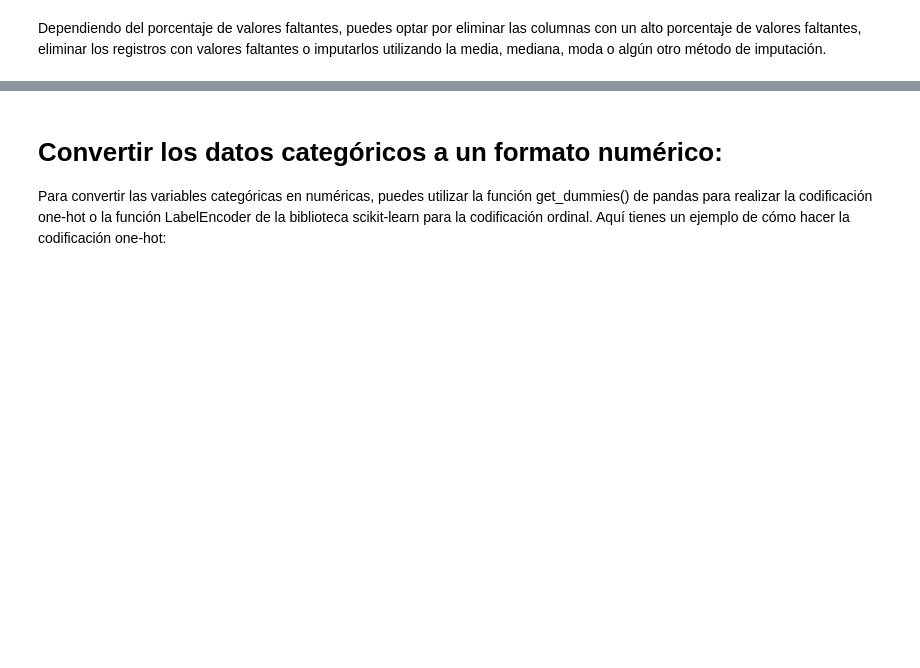
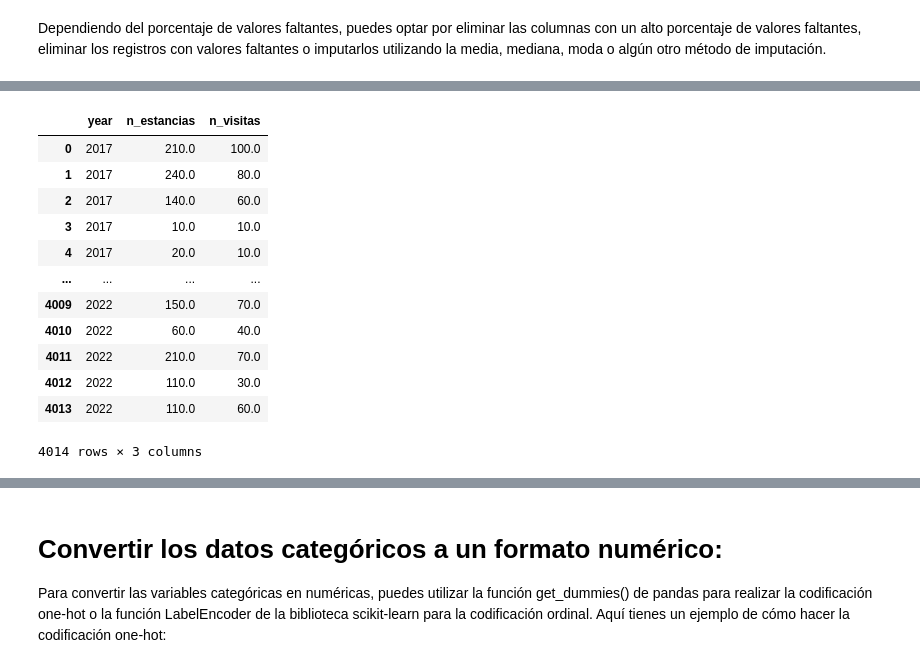
Before and after one commit to pablovdcf/TFM_HADO_Cares, a Jupyter notebook: hado-cares/notebooks/Data cleaning and preprocessing.ipynb, the cells around one changed output, grey strips where cells are left out. Saved outputs shown, nothing was run; the diff lists cells and outputs as text; code cells hidden in the pictures; blank space fills up the shorter version.

Commit message:
New notebook, new custom data set with MongoDB, updated catalog

```diff
--- a/hado-cares/notebooks/Data cleaning and preprocessing.ipynb
+++ b/hado-cares/notebooks/Data cleaning and preprocessing.ipynb
@@ -482,0 +598,17 @@ Dependiendo del porcentaje de valores faltantes, puedes optar por eliminar las c
+# %%
+df_numeric = df_values._get_numeric_data()
+df_numeric
+# %% [output]
+|  | year | n_estancias | n_visitas |
+| 0 | 2017 | 210.0 | 100.0 |
+| 1 | 2017 | 240.0 | 80.0 |
+| 2 | 2017 | 140.0 | 60.0 |
+| 3 | 2017 | 10.0 | 10.0 |
+| 4 | 2017 | 20.0 | 10.0 |
+| ... | ... | ... | ... |
+| 4009 | 2022 | 150.0 | 70.0 |
+| 4010 | 2022 | 60.0 | 40.0 |
+| 4011 | 2022 | 210.0 | 70.0 |
+| 4012 | 2022 | 110.0 | 30.0 |
+| 4013 | 2022 | 110.0 | 60.0 |
+4014 rows × 3 columns
```
Also changed, not shown: parts of 59 cells of this notebook, 6 other files.
